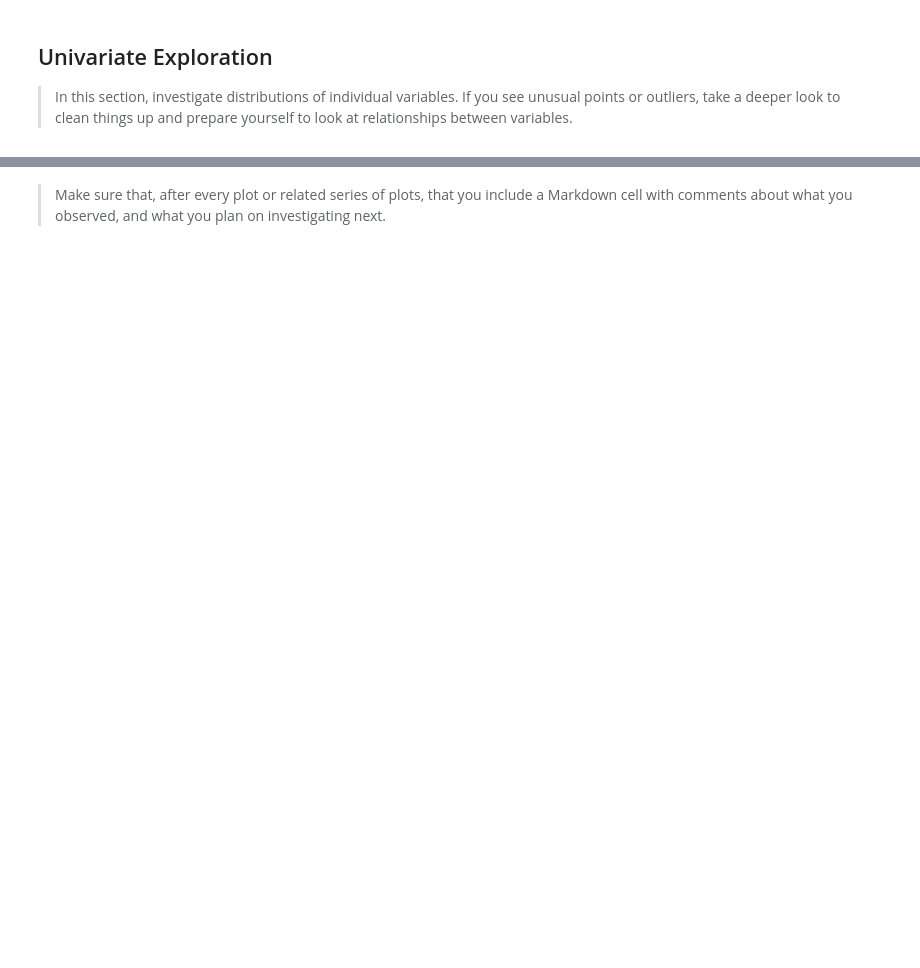
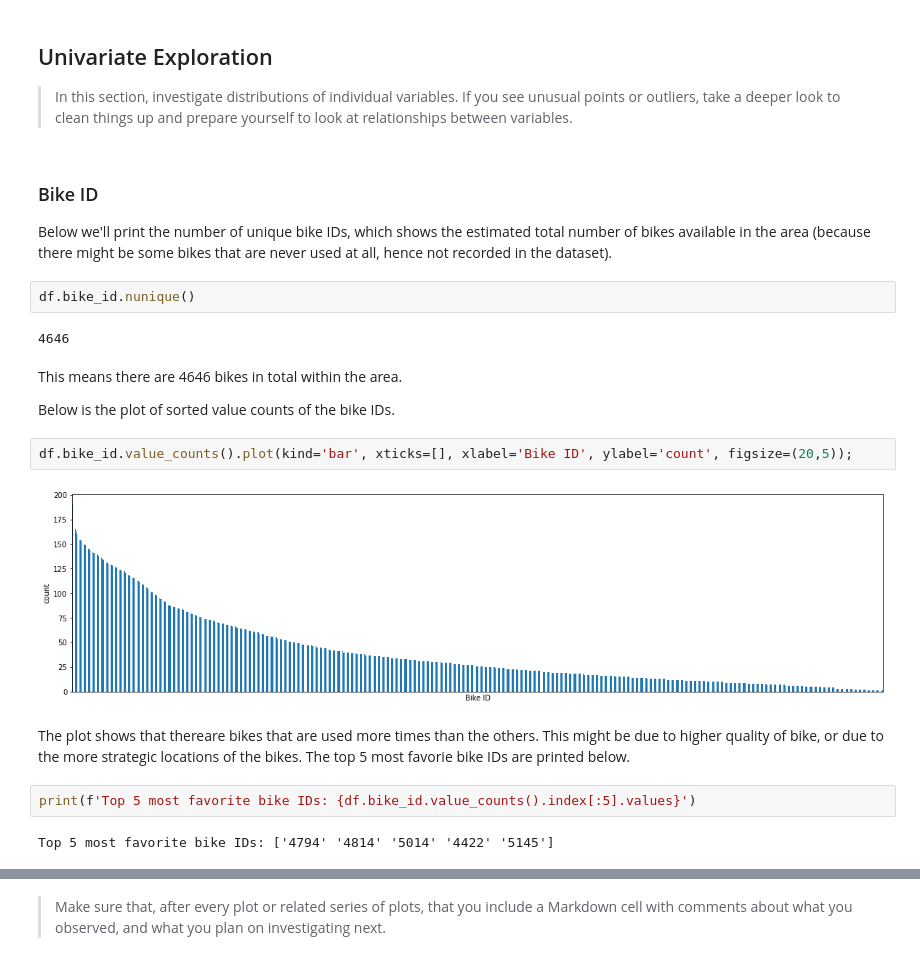
Before and after one commit to fletchersarip93/ford-gobike-data-analysis, a Jupyter notebook: exploration_ford_gobike.ipynb, the cells around one changed output, grey strips where cells are left out. Drawn from its saved outputs; the diff is of its cells as text; blank space fills up the shorter version.

```diff
--- a/exploration_ford_gobike.ipynb
+++ b/exploration_ford_gobike.ipynb
@@ -145,3 +285,24 @@ Conclusion: It is okay to have null member birth year and gender.
 > In this section, investigate distributions of individual variables. If
 you see unusual points or outliers, take a deeper look to clean things up
 and prepare yourself to look at relationships between variables.
+# %% [markdown]
+### Bike ID
+Below we'll print the number of unique bike IDs, which shows the estimated total number of bikes available in the area (because there might be some bikes that are never used at all, hence not recorded in the dataset).
+# %%
+df.bike_id.nunique()
+# %% [output]
+4646
+# %% [markdown]
+This means there are 4646 bikes in total within the area.
+
+Below is the plot of sorted value counts of the bike IDs.
+# %%
+df.bike_id.value_counts().plot(kind='bar', xticks=[], xlabel='Bike ID', ylabel='count', figsize=(20,5));
+# %% [output]
+[figure, added]
+# %% [markdown]
+The plot shows that thereare bikes that are used more times than the others. This might be due to higher quality of bike, or due to the more strategic locations of the bikes. The top 5 most favorie bike IDs are printed below.
+# %%
+print(f'Top 5 most favorite bike IDs: {df.bike_id.value_counts().index[:5].values}')
+# %% [output]
+Top 5 most favorite bike IDs: ['4794' '4814' '5014' '4422' '5145']
```
Also changed, not shown: parts of 93 cells of this notebook.
